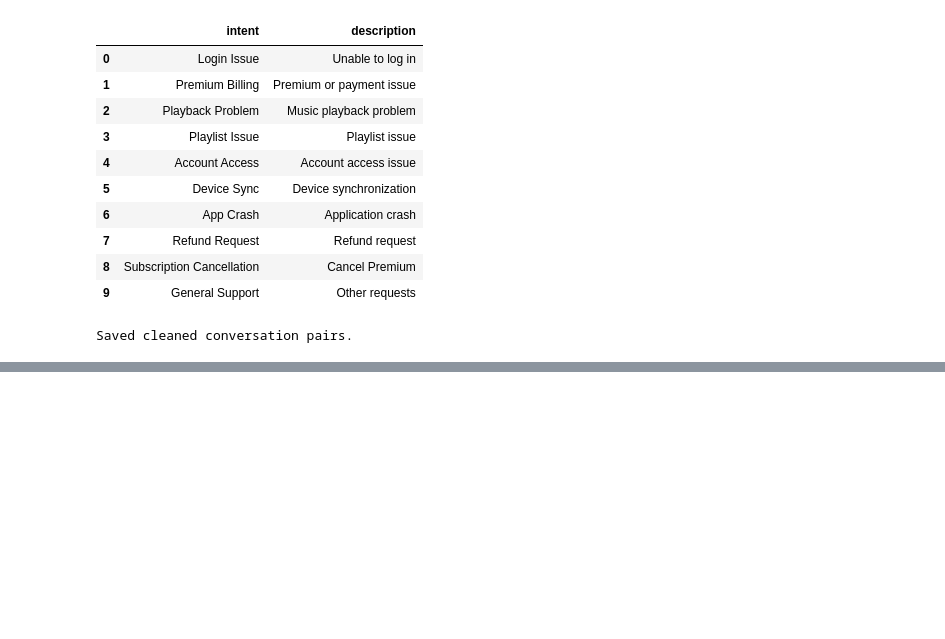
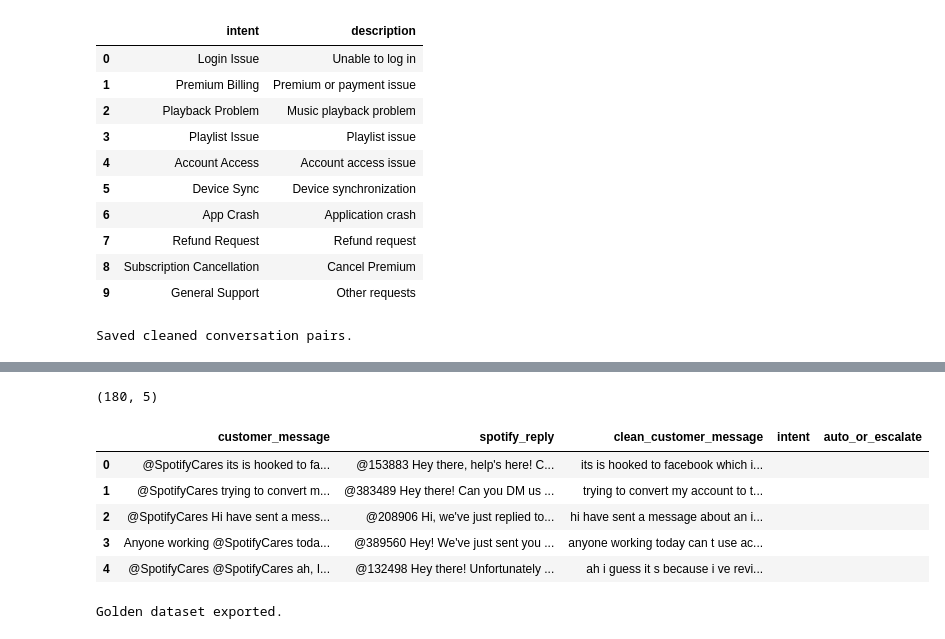
Before and after one commit to Rukshana-S/hiver-spotify-ai-support-agent, a Jupyter notebook: 01_spotify_data_preprocessing.ipynb, the cells around one changed output, grey strips where cells are left out. Drawn from its saved outputs; the diff is of its cells as text; code cells hidden in the pictures; blank space fills up the shorter version.

Commit message:
feat: create stratified Spotify golden evaluation dataset

```diff
--- a/01_spotify_data_preprocessing.ipynb
+++ b/01_spotify_data_preprocessing.ipynb
@@ -654,0 +676,55 @@ Saved cleaned conversation pairs.
+# %%
+keyword_groups = {
+    "Login Issue": ["login", "password", "account", "sign"],
+    "Premium Billing": ["premium", "payment", "charged", "subscription"],
+    "Playback Problem": ["play", "music", "audio", "listen"],
+    "Playlist Issue": ["playlist", "song"],
+    "Account Access": ["email", "username"],
+    "Device Sync": ["sync", "device"],
+    "App Crash": ["crash", "bug", "freeze"],
+    "Refund Request": ["refund"],
+    "Subscription Cancellation": ["cancel"],
+}
+# %%
+samples = []
+
+for intent, keywords in keyword_groups.items():
+
+    mask = conversation_pairs["clean_customer_message"].str.contains(
+        "|".join(keywords),
+        case=False,
+        na=False
+    )
+
+    group = conversation_pairs[mask]
+
+    if len(group) > 20:
+        group = group.sample(20, random_state=42)
+
+    group = group.copy()
+    group["intent"] = ""
+    group["auto_or_escalate"] = ""
+
+    samples.append(group)
+
+golden = pd.concat(samples, ignore_index=True)
+
+print(golden.shape)
+golden.head()
+# %% [output]
+(180, 5)
+|  | customer_message | spotify_reply | clean_customer_message | intent | auto_or_escalate |
+| 0 | @SpotifyCares its is hooked to fa... | @153883 Hey there, help's here! C... | its is hooked to facebook which i... |  |  |
+| 1 | @SpotifyCares trying to convert m... | @383489 Hey there! Can you DM us ... | trying to convert my account to t... |  |  |
+| 2 | @SpotifyCares Hi have sent a mess... | @208906 Hi, we've just replied to... | hi have sent a message about an i... |  |  |
+| 3 | Anyone working @SpotifyCares toda... | @389560 Hey! We've just sent you ... | anyone working today can t use ac... |  |  |
+| 4 | @SpotifyCares @SpotifyCares ah, I... | @132498 Hey there! Unfortunately ... | ah i guess it s because i ve revi... |  |  |
+# %%
+golden.to_csv(
+    "/content/drive/MyDrive/Hiver_Spotify_AI/evaluation/golden_dataset.csv",
+    index=False
+)
+
+print("Golden dataset exported.")
+# %% [output]
+Golden dataset exported.
```
Also changed, not shown: parts of 2 cells of this notebook.
